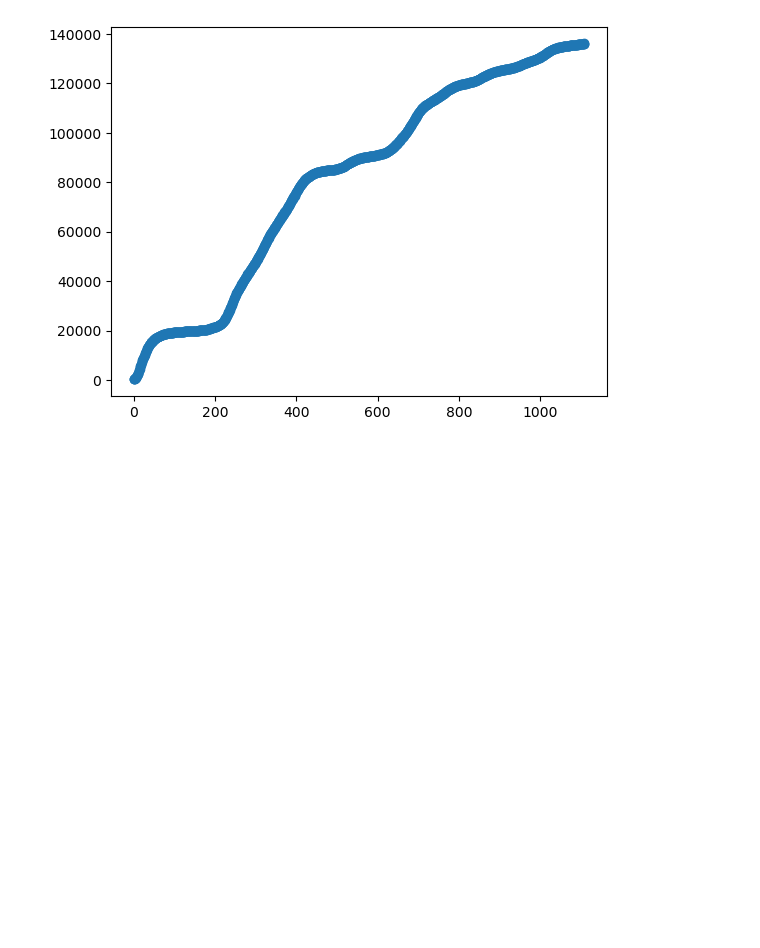
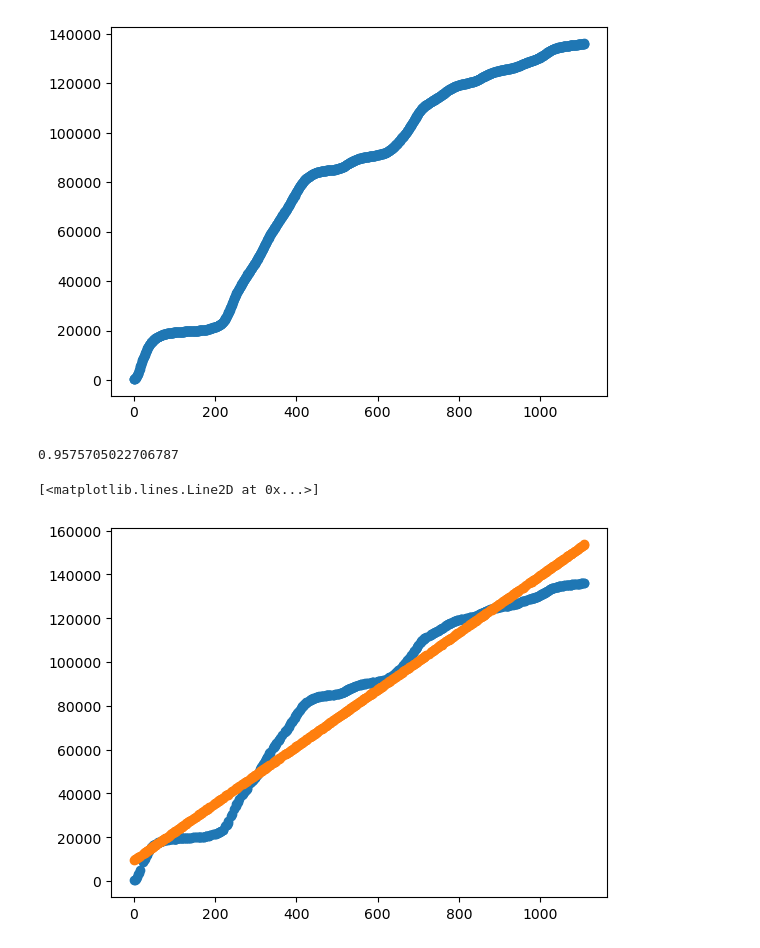
Before and after one commit to ArthurBauzou/simplon_datai_2025, a Jupyter notebook: 3/playgroundlove.ipynb, the cells around one changed output. Cells and saved outputs as stored; diff of their text form; code cells hidden in the pictures; blank space fills up the shorter version.

```diff
--- a/3/playgroundlove.ipynb
+++ b/3/playgroundlove.ipynb
@@ -30,0 +30,18 @@ plt.draw()
+# %%
+# faire les jeux de données pour le test et l’entrainement
+
+xtrain, xtest, ytrain, ytest = train_test_split(jours, dc, test_size=0.5)
+
+# train model
+model = LinearRegression()
+model.fit(xtrain, ytrain)
+print(model.score(xtrain, ytrain))
+
+# show predicted datas
+predic = model.predict(xtest)
+plt.plot(xtest, ytest, 'o')
+plt.plot(xtest, predic, 'o')
+# %% [output]
+0.9575705022706787
+[<matplotlib.lines.Line2D at 0x...>]
+[figure, added]
```
Also changed, not shown: parts of 5 cells of this notebook, 1 other file.
